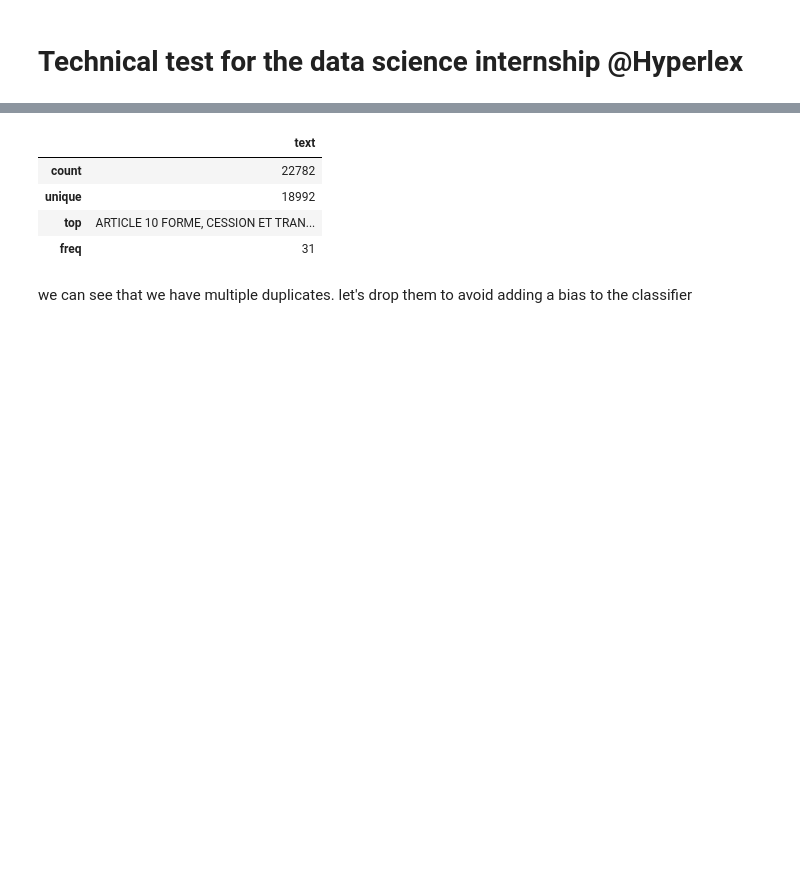
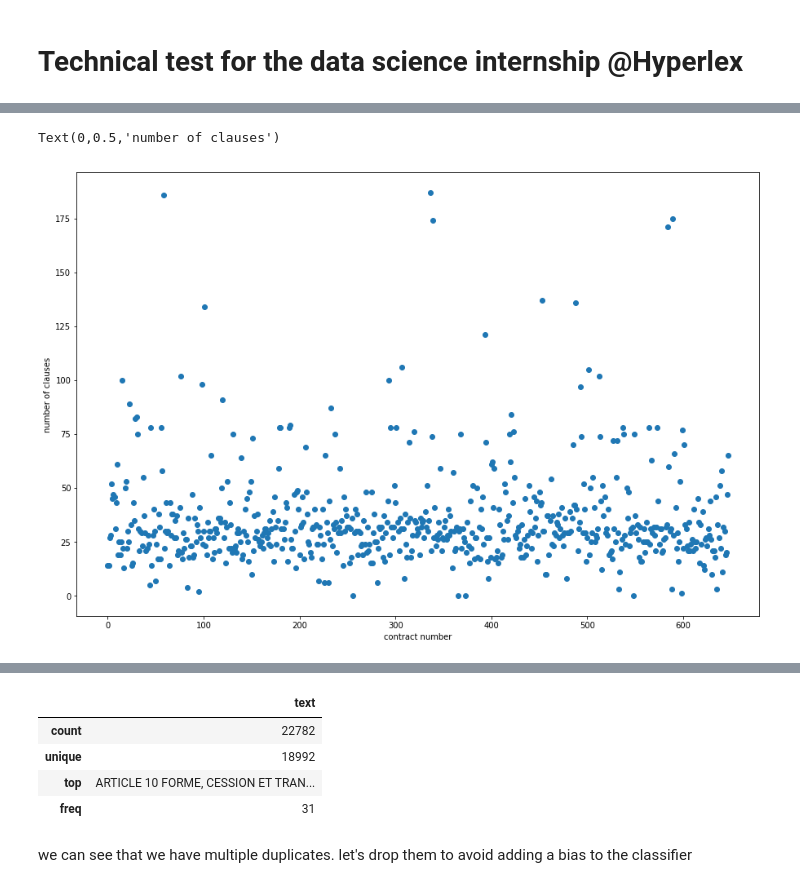
Before and after one commit to alaameloh/Hyperlex_test, a Jupyter notebook: hyperlex_test.ipynb, the cells around one changed output, grey strips where cells are left out. Drawn from its saved outputs; the diff is of its cells as text; code cells hidden in the pictures; blank space fills up the shorter version.

```diff
--- a/hyperlex_test.ipynb
+++ b/hyperlex_test.ipynb
@@ -24,0 +23,9 @@ articles_df = pd.DataFrame(articles, columns=['text'])
+# %%
+sizes = [len(contract) for contract in data]
+plt.figure(figsize=(15,10))
+plt.scatter([range(len(sizes))],sizes)
+plt.xlabel('contract number')
+plt.ylabel('number of clauses')
+# %% [output]
+Text(0,0.5,'number of clauses')
+[figure, added]
```
Also changed, not shown: parts of 20 cells of this notebook.
